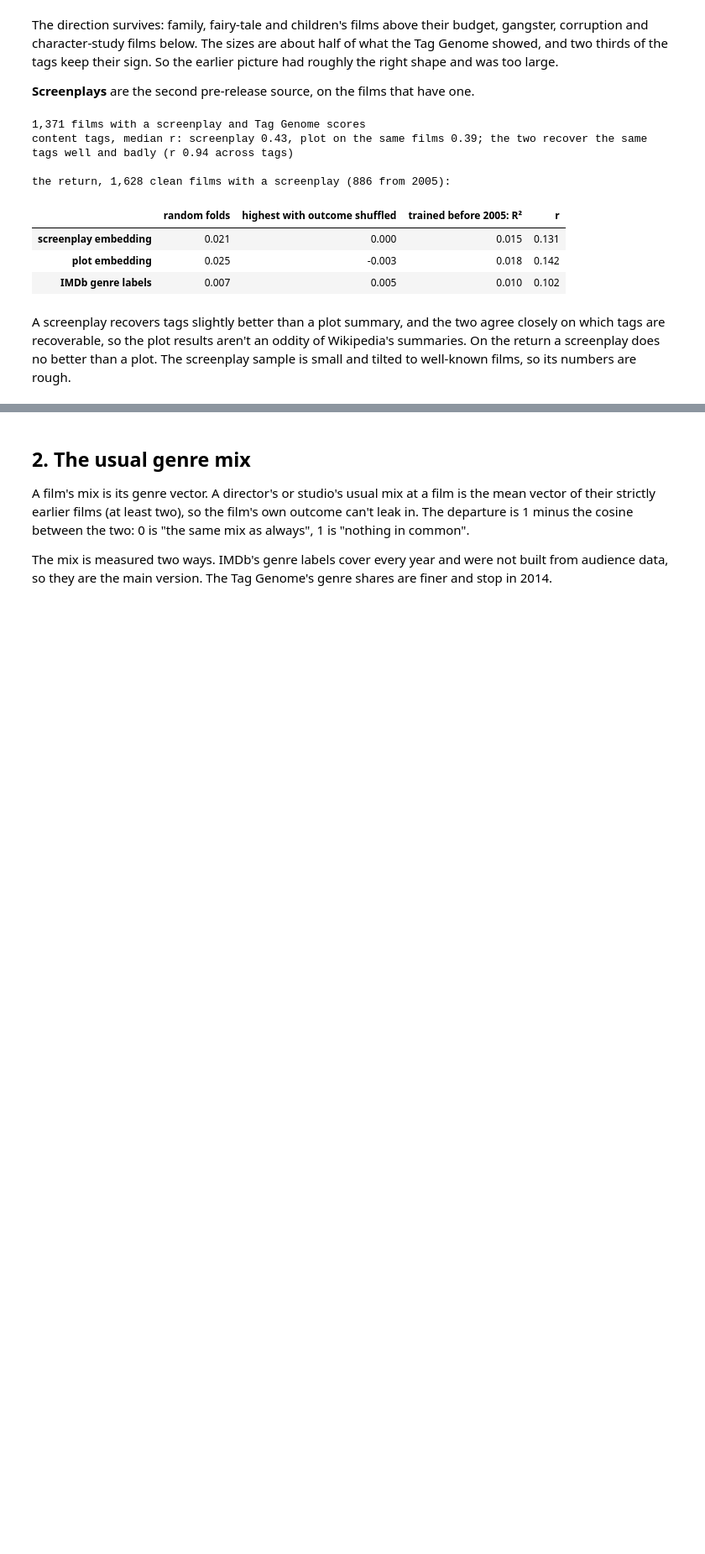
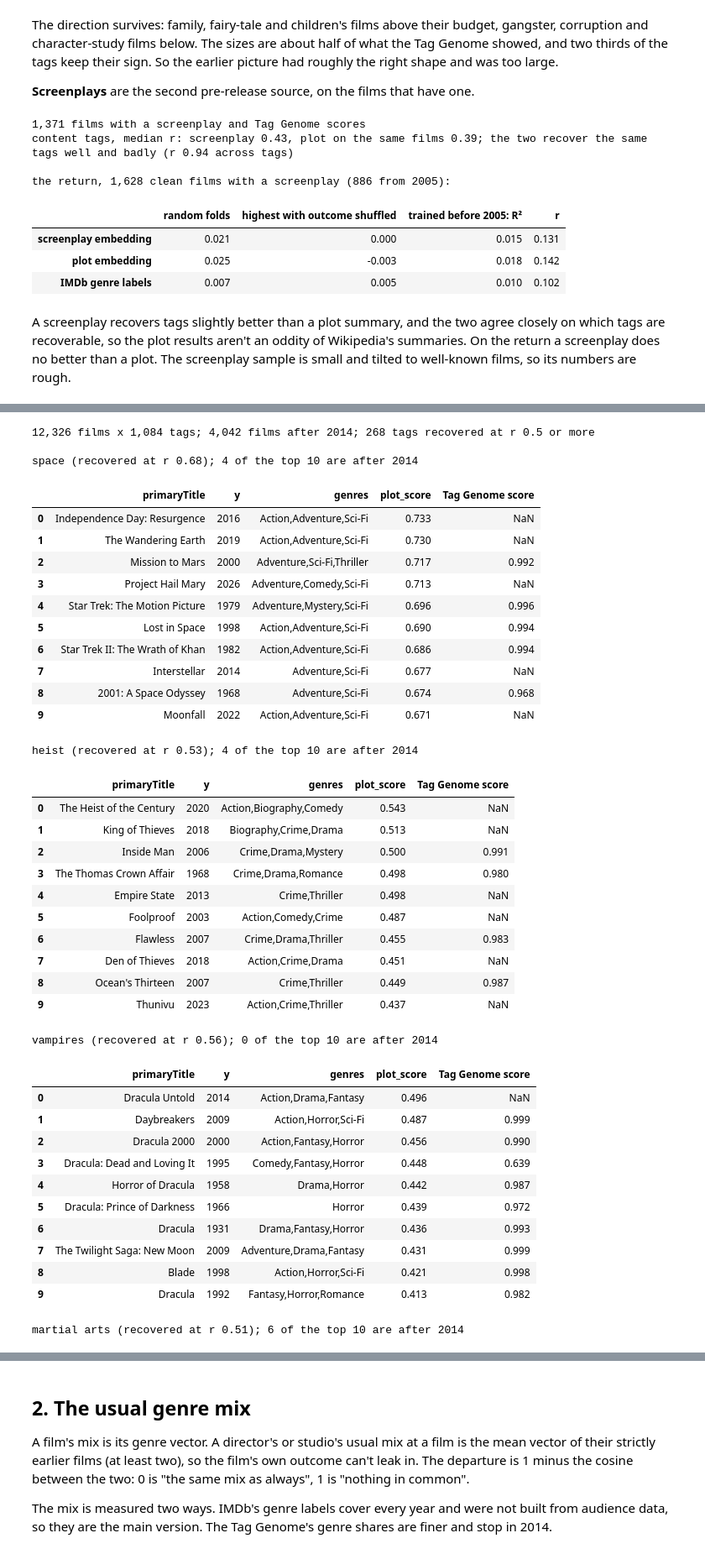
Before and after one commit to angelabuxo/IMDb-movie-success, a Jupyter notebook: notebooks/tag_followups.ipynb, the cells around one changed output, grey strips where cells are left out. Shown at 84% size. Drawn from its saved outputs; the diff is of its cells as text; code cells hidden in the pictures; blank space fills up the shorter version.

```diff
--- a/notebooks/tag_followups.ipynb
+++ b/notebooks/tag_followups.ipynb
@@ -261,0 +271,67 @@ better than a plot. The screenplay sample is small and tilted to well-known film
+# %%
+FEAT = Path.cwd().resolve().parent / "data" / "raw" / "features"
+if not (FEAT / "plot_tag_relevance.npy").exists():
+    print("data/raw/features/plot_tag_relevance.npy is missing: run ./setup.sh --data from the repo root")
+else:
+    prel = np.load(FEAT / "plot_tag_relevance.npy")
+    pids = pd.read_csv(FEAT / "plot_tag_relevance_ids.csv")
+    tag_list = pd.read_csv(FEAT / "tag_relevance_tags.csv", keep_default_na=False)["tag"].tolist()
+    pfilms = pd.read_csv(FEAT / "plot_genre_shares.csv").set_index("tconst").reindex(pids["tconst"]).reset_index()
+    grel = np.load(FEAT / "tag_relevance.npy")
+    gids = {t: i for i, t in enumerate(pd.read_csv(FEAT / "tag_relevance_ids.csv")["tconst"])}
+    rec = dict(zip(plot_tags["tag"], plot_tags["recovery_r"]))
+    good = [t for t in tag_list if rec.get(t, 0) >= 0.5]
+    late = (pfilms["y"] > 2014).to_numpy()
+    print(f"{prel.shape[0]:,} films x {prel.shape[1]:,} tags; {late.sum():,} films after 2014; {len(good)} tags recovered at r 0.5 or more")
+
+    def top_films(tag, n=10):
+        j = tag_list.index(tag)
+        order = np.argsort(-prel[:, j])[:n]
+        out = pfilms.loc[order, ["primaryTitle", "y", "genres"]].assign(plot_score=prel[order, j].round(3))
+        out["Tag Genome score"] = [round(float(grel[gids[t], j]), 3) if t in gids else None for t in pfilms["tconst"][order]]
+        return out.reset_index(drop=True)
+
+    for tag in [t for t in ("space", "heist", "vampires", "martial arts", "high school", "zombies") if t in good][:4]:
+        d = top_films(tag)
+        print(f"\n{tag} (recovered at r {rec[tag]:.2f}); {int((d['y'] > 2014).sum())} of the top 10 are after 2014")
+        display(d)
+# %% [output]
+12,326 films x 1,084 tags; 4,042 films after 2014; 268 tags recovered at r 0.5 or more
+
+space (recovered at r 0.68); 4 of the top 10 are after 2014
+|  | primaryTitle | y | genres | plot_score | Tag Genome score |
+| 0 | Independence Day: Resurgence | 2016 | Action,Adventure,Sci-Fi | 0.733 | NaN |
+| 1 | The Wandering Earth | 2019 | Action,Adventure,Sci-Fi | 0.730 | NaN |
+| 2 | Mission to Mars | 2000 | Adventure,Sci-Fi,Thriller | 0.717 | 0.992 |
+| 3 | Project Hail Mary | 2026 | Adventure,Comedy,Sci-Fi | 0.713 | NaN |
+| 4 | Star Trek: The Motion Picture | 1979 | Adventure,Mystery,Sci-Fi | 0.696 | 0.996 |
+| 5 | Lost in Space | 1998 | Action,Adventure,Sci-Fi | 0.690 | 0.994 |
+| 6 | Star Trek II: The Wrath of Khan | 1982 | Action,Adventure,Sci-Fi | 0.686 | 0.994 |
+| 7 | Interstellar | 2014 | Adventure,Sci-Fi | 0.677 | NaN |
+| 8 | 2001: A Space Odyssey | 1968 | Adventure,Sci-Fi | 0.674 | 0.968 |
+| 9 | Moonfall | 2022 | Action,Adventure,Sci-Fi | 0.671 | NaN |
+heist (recovered at r 0.53); 4 of the top 10 are after 2014
+|  | primaryTitle | y | genres | plot_score | Tag Genome score |
+| 0 | The Heist of the Century | 2020 | Action,Biography,Comedy | 0.543 | NaN |
+| 1 | King of Thieves | 2018 | Biography,Crime,Drama | 0.513 | NaN |
+| 2 | Inside Man | 2006 | Crime,Drama,Mystery | 0.500 | 0.991 |
+| 3 | The Thomas Crown Affair | 1968 | Crime,Drama,Romance | 0.498 | 0.980 |
+| 4 | Empire State | 2013 | Crime,Thriller | 0.498 | NaN |
+| 5 | Foolproof | 2003 | Action,Comedy,Crime | 0.487 | NaN |
+| 6 | Flawless | 2007 | Crime,Drama,Thriller | 0.455 | 0.983 |
+| 7 | Den of Thieves | 2018 | Action,Crime,Drama | 0.451 | NaN |
+| 8 | Ocean's Thirteen | 2007 | Crime,Thriller | 0.449 | 0.987 |
+| 9 | Thunivu | 2023 | Action,Crime,Thriller | 0.437 | NaN |
+vampires (recovered at r 0.56); 0 of the top 10 are after 2014
+|  | primaryTitle | y | genres | plot_score | Tag Genome score |
+| 0 | Dracula Untold | 2014 | Action,Drama,Fantasy | 0.496 | NaN |
+| 1 | Daybreakers | 2009 | Action,Horror,Sci-Fi | 0.487 | 0.999 |
+| 2 | Dracula 2000 | 2000 | Action,Fantasy,Horror | 0.456 | 0.990 |
+| 3 | Dracula: Dead and Loving It | 1995 | Comedy,Fantasy,Horror | 0.448 | 0.639 |
+| 4 | Horror of Dracula | 1958 | Drama,Horror | 0.442 | 0.987 |
+| 5 | Dracula: Prince of Darkness | 1966 | Horror | 0.439 | 0.972 |
+| 6 | Dracula | 1931 | Drama,Fantasy,Horror | 0.436 | 0.993 |
+| 7 | The Twilight Saga: New Moon | 2009 | Adventure,Drama,Fantasy | 0.431 | 0.999 |
+| 8 | Blade | 1998 | Action,Horror,Sci-Fi | 0.421 | 0.998 |
+| 9 | Dracula | 1992 | Fantasy,Horror,Romance | 0.413 | 0.982 |
+martial arts (recovered at r 0.51); 6 of the top 10 are after 2014
```
Also changed, not shown: parts of 4 cells of this notebook, 6 other files.
